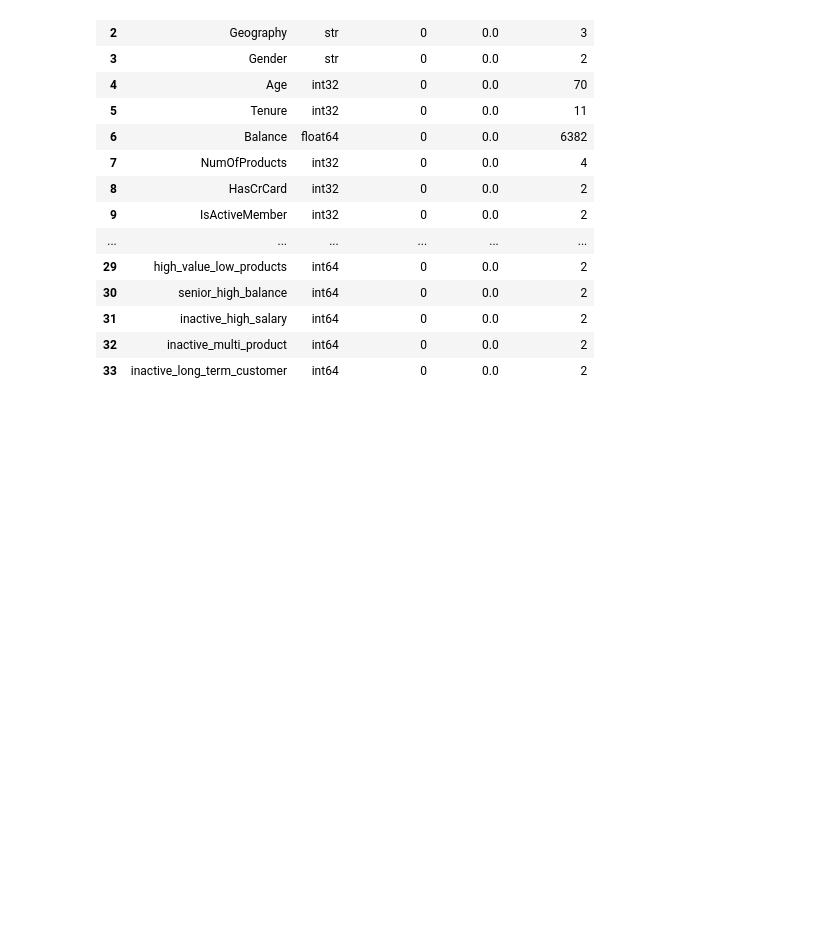
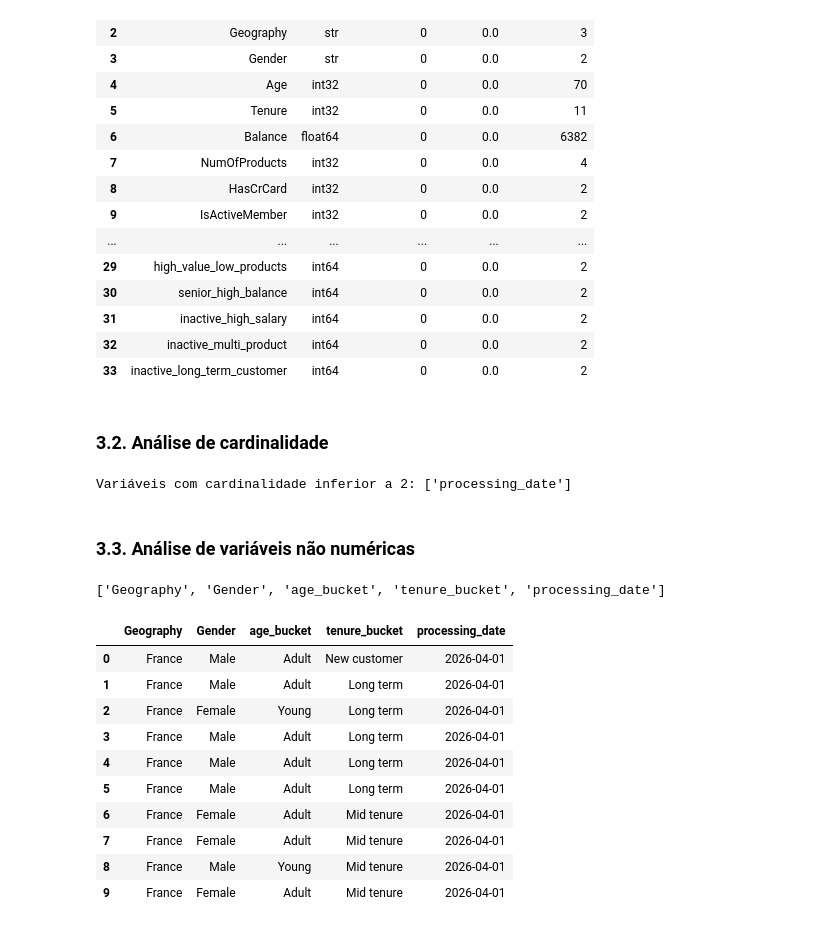
Before and after one commit to emso-exe/Churn_clientes_de_banco, a Jupyter notebook: notebooks/003_modelagem_preditiva.ipynb, the cells around one changed output. Cells and saved outputs as stored; diff of their text form; code cells hidden in the pictures; blank space fills up the shorter version.

```diff
--- a/notebooks/003_modelagem_preditiva.ipynb
+++ b/notebooks/003_modelagem_preditiva.ipynb
@@ -130,3 +139,35 @@ generate_metadata(df)
 | 31 | inactive_high_salary | int64 | 0 | 0.0 | 2 |
 | 32 | inactive_multi_product | int64 | 0 | 0.0 | 2 |
 | 33 | inactive_long_term_customer | int64 | 0 | 0.0 | 2 |
+# %% [markdown]
+### 3.2. Análise de cardinalidade
+# %%
+# Listando todas as variáveis com cardinalidade inferior a 2
+
+cols_low_cardinality = [col for col in df.columns if df[col].nunique() < 2]
+print(cols_low_cardinality)
+# %% [output]
+Variáveis com cardinalidade inferior a 2: ['processing_date']
+# %% [markdown]
+### 3.3. Análise de variáveis não numéricas
+# %%
+# Listando todas as variáveis string, object e category
+
+cols_text = [col for col in df.columns if df[col].dtype in ['string', 'object', 'category']]
+print(cols_text)
+# %% [output]
+['Geography', 'Gender', 'age_bucket', 'tenure_bucket', 'processing_date']
+# %%
+df[cols_text].head(10)
+# %% [output]
+|  | Geography | Gender | age_bucket | tenure_bucket | processing_date |
+| 0 | France | Male | Adult | New customer | 2026-04-01 |
+| 1 | France | Male | Adult | Long term | 2026-04-01 |
+| 2 | France | Female | Young | Long term | 2026-04-01 |
+| 3 | France | Male | Adult | Long term | 2026-04-01 |
+| 4 | France | Male | Adult | Long term | 2026-04-01 |
+| 5 | France | Male | Adult | Long term | 2026-04-01 |
+| 6 | France | Female | Adult | Mid tenure | 2026-04-01 |
+| 7 | France | Female | Adult | Mid tenure | 2026-04-01 |
+| 8 | France | Male | Young | Mid tenure | 2026-04-01 |
+| 9 | France | Female | Adult | Mid tenure | 2026-04-01 |
```
Also changed, not shown: parts of 8 cells of this notebook.
